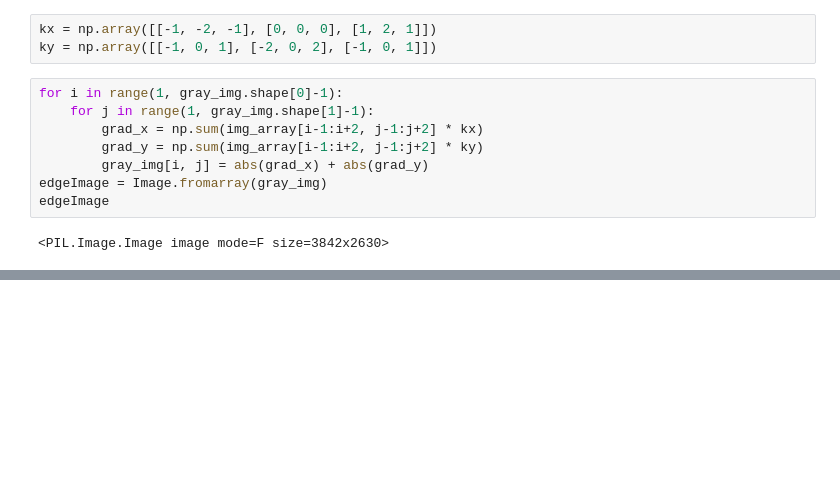
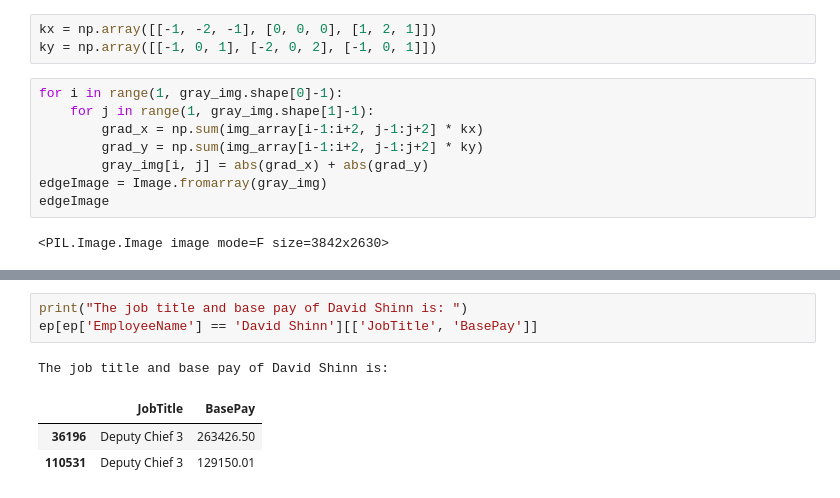
Before and after one commit to nyanko3434/Year-2-Part-I_Data_Science_Lab, a Jupyter notebook: Lab2/Lab2_assingment.ipynb, the cells around one changed output, grey strips where cells are left out. Drawn from its saved outputs; the diff is of its cells as text; blank space fills up the shorter version.

```diff
--- a/Lab2/Lab2_assingment.ipynb
+++ b/Lab2/Lab2_assingment.ipynb
@@ -64,0 +123,8 @@ edgeImage.show()
+# %%
+print("The job title and base pay of David Shinn is: ")
+ep[ep['EmployeeName'] == 'David Shinn'][['JobTitle', 'BasePay']]
+# %% [output]
+The job title and base pay of David Shinn is:
+|  | JobTitle | BasePay |
+| 36196 | Deputy Chief 3 | 263426.50 |
+| 110531 | Deputy Chief 3 | 129150.01 |
```
Also changed, not shown: parts of 15 cells of this notebook, 1 other file.
